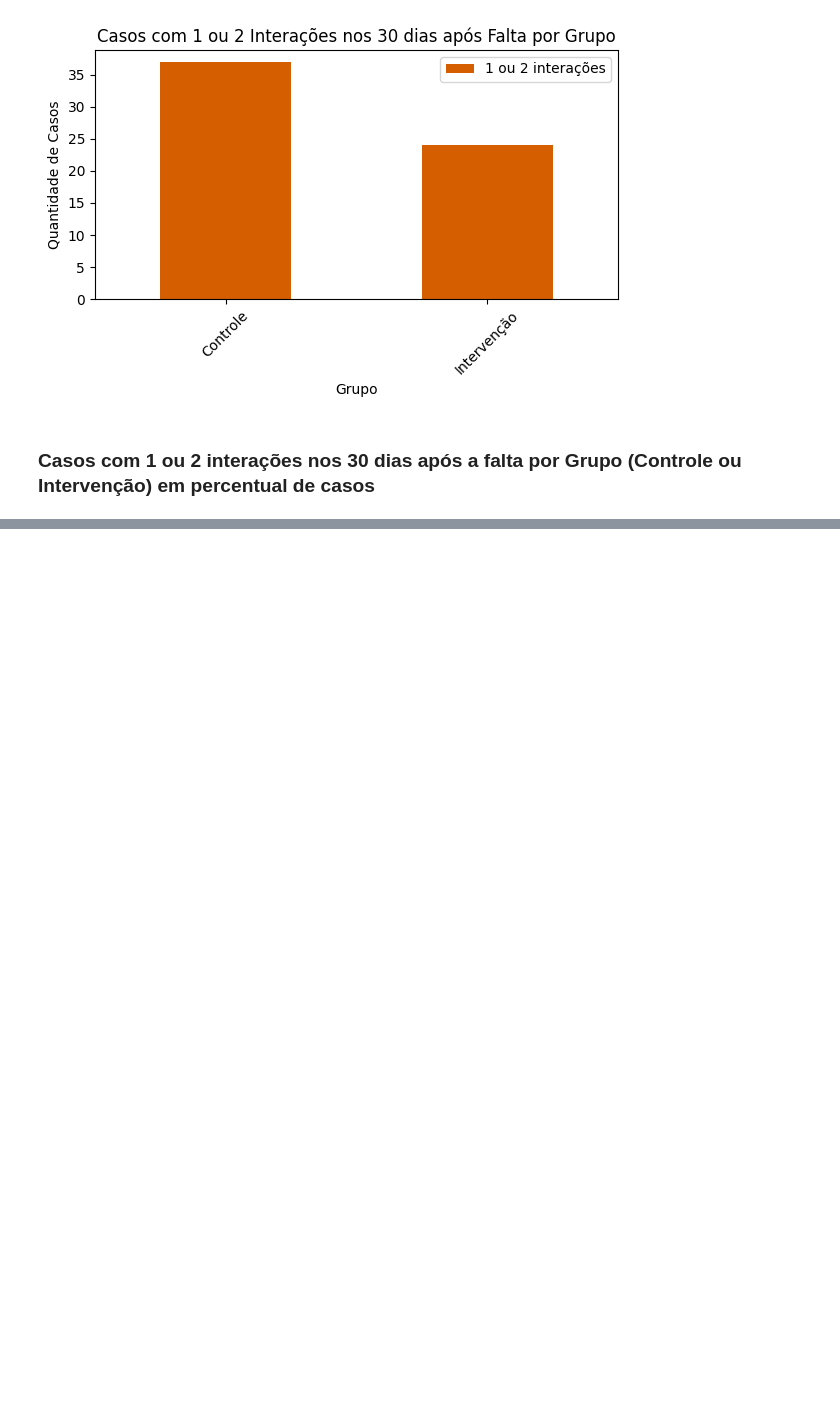
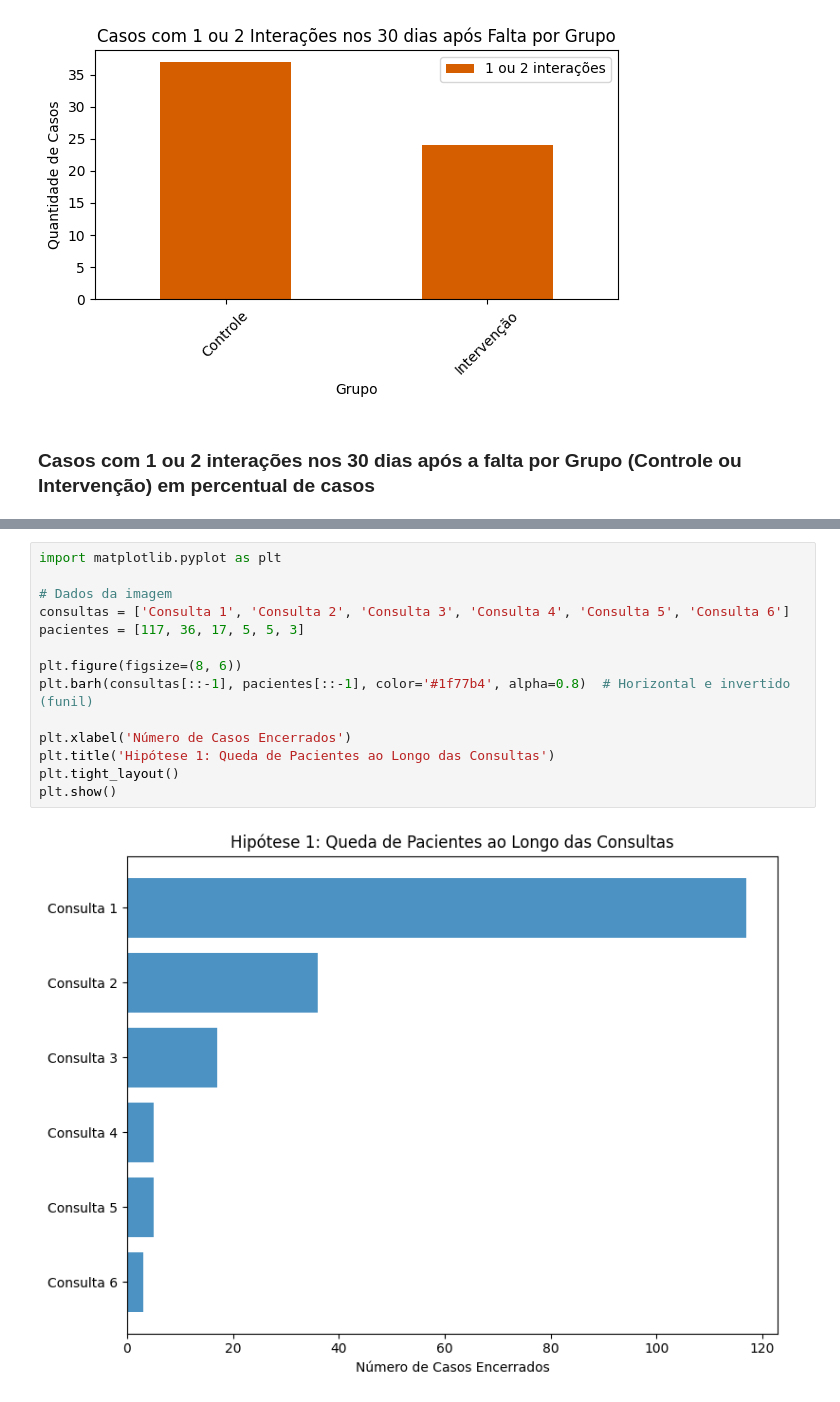
Before and after one commit to GARTosto/fluanutricaojob1, a Jupyter notebook: Flua_job1_analises.ipynb, the cells around one changed output, grey strips where cells are left out. Cells and saved outputs as stored; diff of their text form; blank space fills up the shorter version.

```diff
--- a/Flua_job1_analises.ipynb
+++ b/Flua_job1_analises.ipynb
@@ -593,0 +642,16 @@ plt.show()
+# %%
+import matplotlib.pyplot as plt
+
+# Dados da imagem
+consultas = ['Consulta 1', 'Consulta 2', 'Consulta 3', 'Consulta 4', 'Consulta 5', 'Consulta 6']
+pacientes = [117, 36, 17, 5, 5, 3]
+
+plt.figure(figsize=(8, 6))
+plt.barh(consultas[::-1], pacientes[::-1], color='#1f77b4', alpha=0.8)  # Horizontal e invertido (funil)
+
+plt.xlabel('Número de Casos Encerrados')
+plt.title('Hipótese 1: Queda de Pacientes ao Longo das Consultas')
+plt.tight_layout()
+plt.show()
+# %% [output]
+[figure, added]
```
Also changed, not shown: parts of 5 cells of this notebook, 3 other files.
